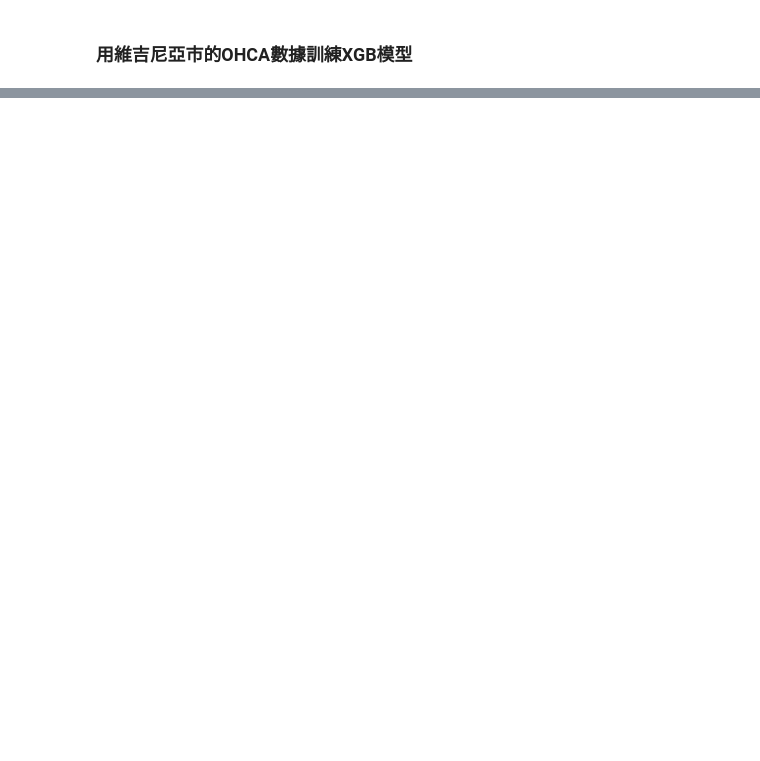
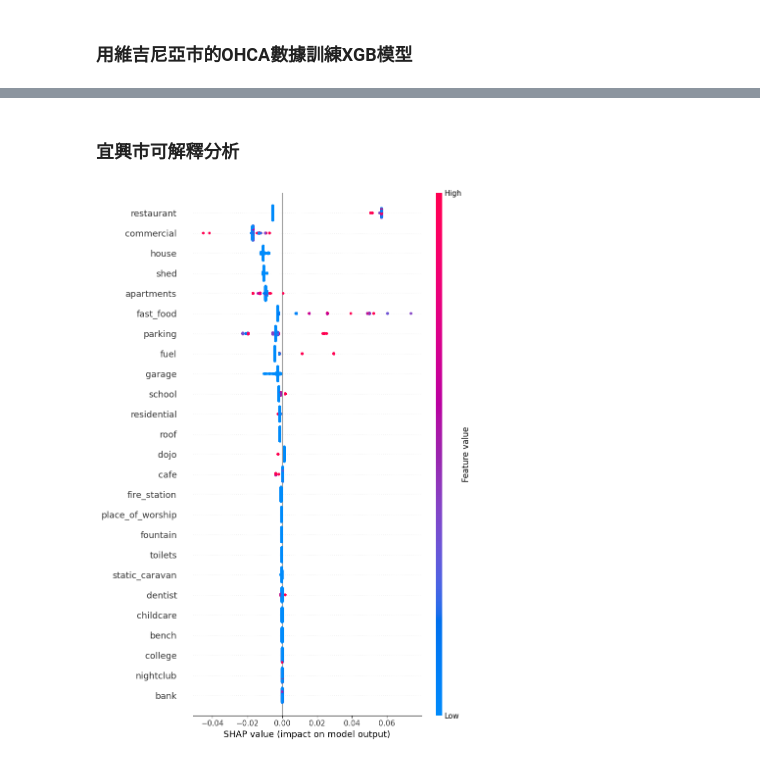
Before and after one commit to giraffeiscute/Yi-xing-city-OHCA-loctaion-prediction, a Jupyter notebook: XGB_yixing.ipynb, the cells around one changed output, grey strips where cells are left out. Saved outputs shown, nothing was run; the diff lists cells and outputs as text; code cells hidden in the pictures; blank space fills up the shorter version.

```diff
--- a/XGB_yixing.ipynb
+++ b/XGB_yixing.ipynb
@@ -219,0 +284,35 @@ plt.show()
+# %% [markdown]
+### 宜興市可解釋分析
+# %%
+import shap
+import matplotlib.pyplot as plt
+
+# 初始化 SHAP 解釋器
+explainer = shap.TreeExplainer(best_xgb_model)
+
+# 計算 SHAP 值 (對測試集數據進行解釋)
+shap_values_test = explainer.shap_values(X_yixing_input)
+
+# Get the shap values from my test data
+feature_names = X_yixing.columns
+
+plt.figure()
+# 確保顯示10個特徵，並加入 show=False 參數
+shap.summary_plot(shap_values_test,
+                  X_yixing_input,
+                  feature_names,
+                  max_display=25,
+                  show=True)  # 這個參數很重要！
+
+# # 設定 x 軸範圍為 -5 到 15
+# plt.xlim(-9, 17)
+
+# # 設定 x 軸刻度為整數
+# plt.xticks(np.arange(-5, 16, 5))  # 從-5到15，間隔為1
+# # 另一種方式：plt.xticks([-5, -3, -1, 0, 1, 3, 5, 7, 9, 11, 13, 15])
+
+# plt.tight_layout()
+# plt.show()
+# # shap.summary_plot(shap_values_test, X_test_reguli,feature_names, max_display=25)
+# %% [output]
+[figure, added]
```
Also changed, not shown: parts of 9 cells of this notebook, 3 other files.
